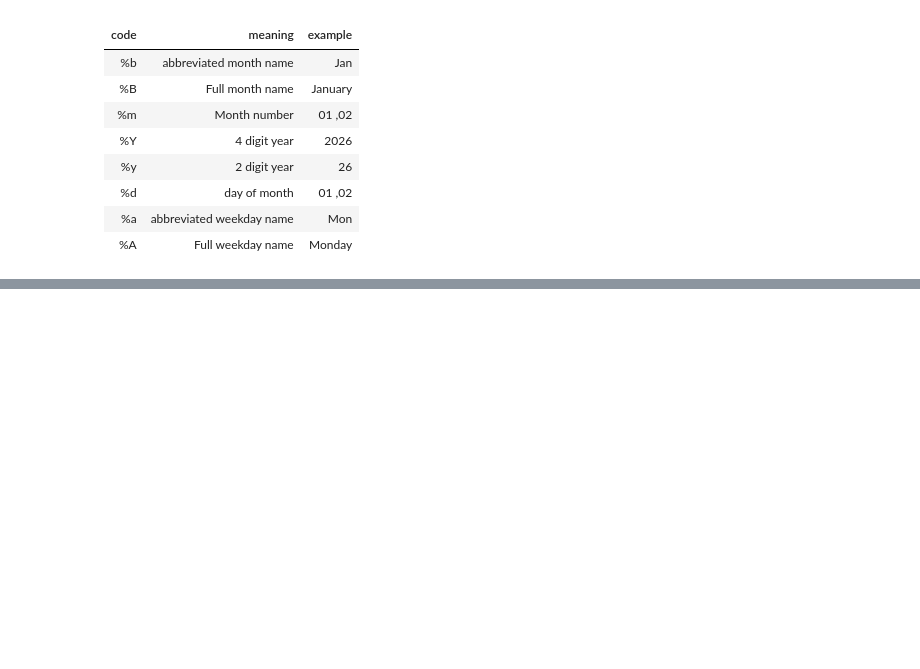
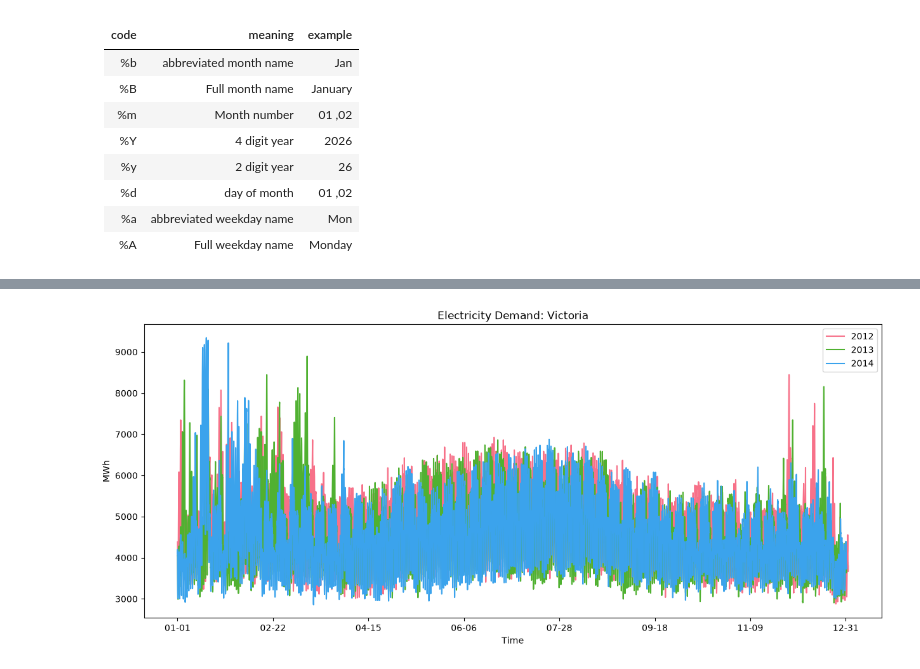
Before and after one commit to Minajamfum/forecasting, a Jupyter notebook: chapter2.ipynb, the cells around one changed output, grey strips where cells are left out. Drawn from its saved outputs; the diff is of its cells as text; code cells hidden in the pictures; blank space fills up the shorter version.

```diff
--- a/chapter2.ipynb
+++ b/chapter2.ipynb
@@ -132,0 +276,19 @@ total_cost
+# %%
+df = vic_elc_demand.assign(
+    day_of_year=lambda x: x["ds"].dt.strftime("%m-%d"),
+    year=lambda x: x["ds"].dt.year,
+)
+palette = sns.color_palette("husl", n_colors=df["year"].nunique())
+fig, ax = plt.subplots(figsize = (15,6))
+
+for i_year, (year, df_year) in enumerate(df.groupby("year")):
+    df_year.plot(x="day_of_year", y="y", ax=ax, label=str(year), color=palette[i_year])
+
+ax.set(
+    title="Electricity Demand: Victoria",
+    ylabel="MWh",
+    xlabel="Time")
+
+fig.show()
+# %% [output]
+[figure, added]
```
Also changed, not shown: parts of 8 cells of this notebook, 1 other file.
